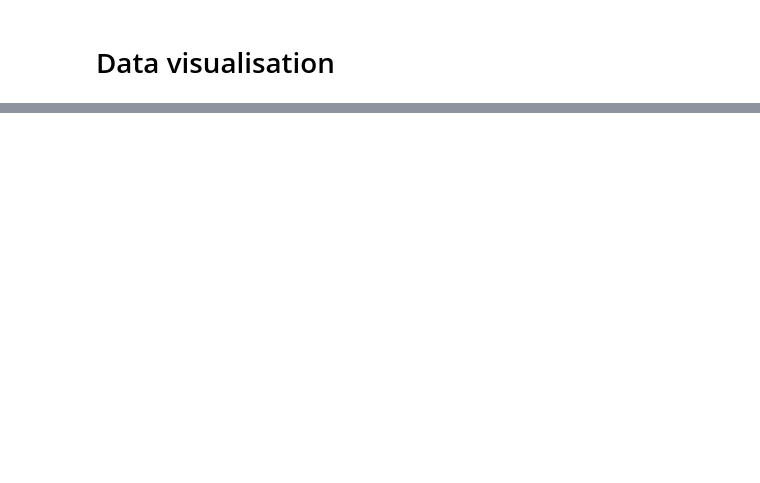
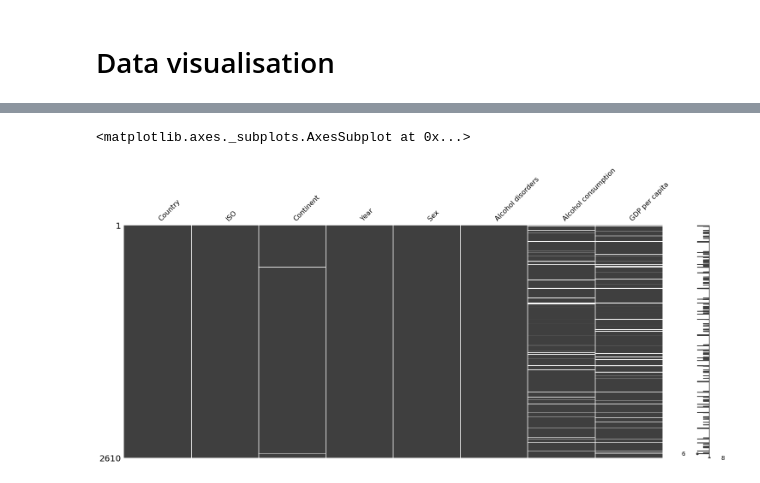
Before and after one commit to StanKozurno/rep_1, a Jupyter notebook: DataScience.ipynb, the cells around one changed output, grey strips where cells are left out. Saved outputs shown, nothing was run; the diff lists cells and outputs as text; code cells hidden in the pictures; blank space fills up the shorter version.

```diff
--- a/DataScience.ipynb
+++ b/DataScience.ipynb
@@ -346,0 +554,7 @@ fig.show()
+# %%
+#summary of missingness using the missingno library - white lines represent missing observations
+msno.matrix(alcohol)
+#msno.heatmap(alcohol)
+# %% [output]
+<matplotlib.axes._subplots.AxesSubplot at 0x...>
+[figure, added]
```
Also changed, not shown: parts of 91 cells of this notebook.
